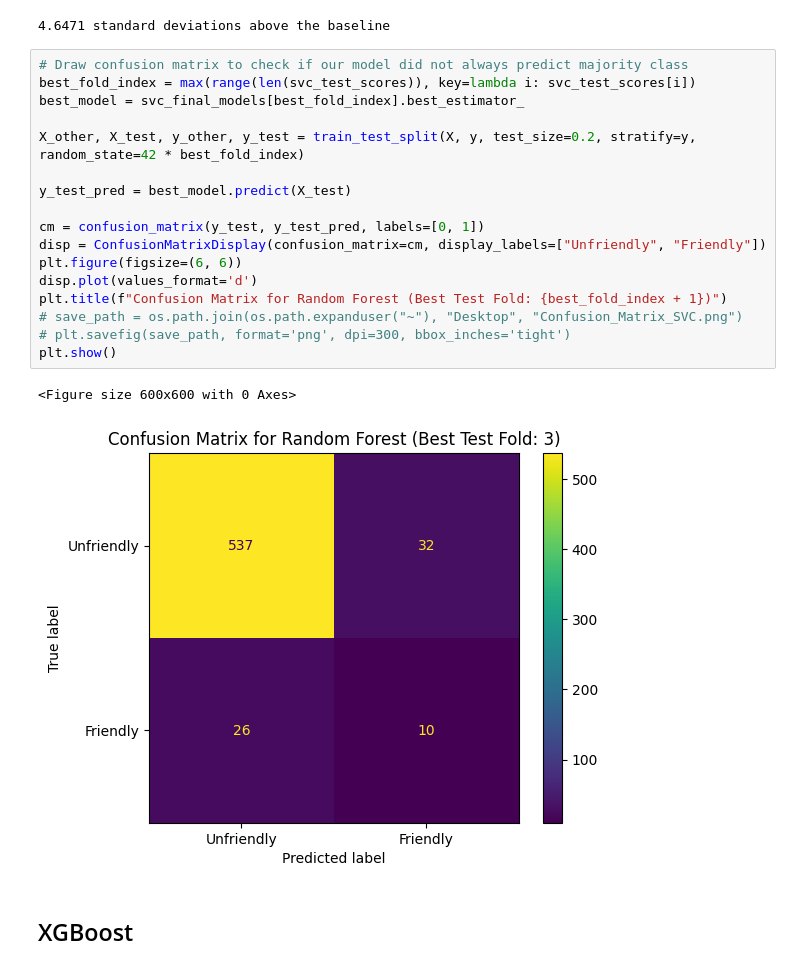
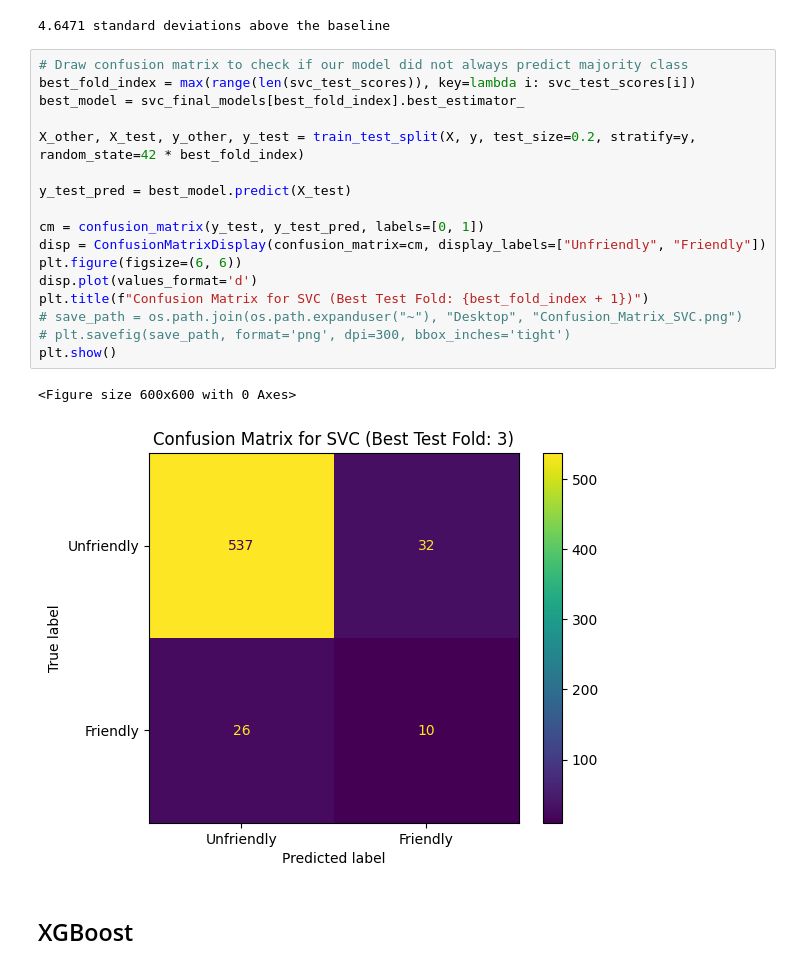
Before and after one commit to xiaoke-song/1030project_squirrels, a Jupyter notebook: src/friendly_squirrel.ipynb, the cells around one changed output. Cells and saved outputs as stored; diff of their text form.

```diff
--- a/src/friendly_squirrel.ipynb
+++ b/src/friendly_squirrel.ipynb
@@ -847,23 +847,23 @@ print(f"{round(svc_above_baseline, 4)} standard deviations above the baseline")
 # %%
 # Draw confusion matrix to check if our model did not always predict majority class
 best_fold_index = max(range(len(svc_test_scores)), key=lambda i: svc_test_scores[i])
 best_model = svc_final_models[best_fold_index].best_estimator_
 
 X_other, X_test, y_other, y_test = train_test_split(X, y, test_size=0.2, stratify=y, random_state=42 * best_fold_index)
 
 y_test_pred = best_model.predict(X_test)
 
 cm = confusion_matrix(y_test, y_test_pred, labels=[0, 1])
 disp = ConfusionMatrixDisplay(confusion_matrix=cm, display_labels=["Unfriendly", "Friendly"])
 plt.figure(figsize=(6, 6))
 disp.plot(values_format='d')
-plt.title(f"Confusion Matrix for Random Forest (Best Test Fold: {best_fold_index + 1})")
+plt.title(f"Confusion Matrix for SVC (Best Test Fold: {best_fold_index + 1})")
 # save_path = os.path.join(os.path.expanduser("~"), "Desktop", "Confusion_Matrix_SVC.png")
 # plt.savefig(save_path, format='png', dpi=300, bbox_inches='tight')
 plt.show()
 # %% [output]
 <Figure size 600x600 with 0 Axes>
-[figure, old version]
+[figure, new version]
 # %% [markdown]
 ## XGBoost ##
 # %%
```
Also changed, not shown: 6 other files.
